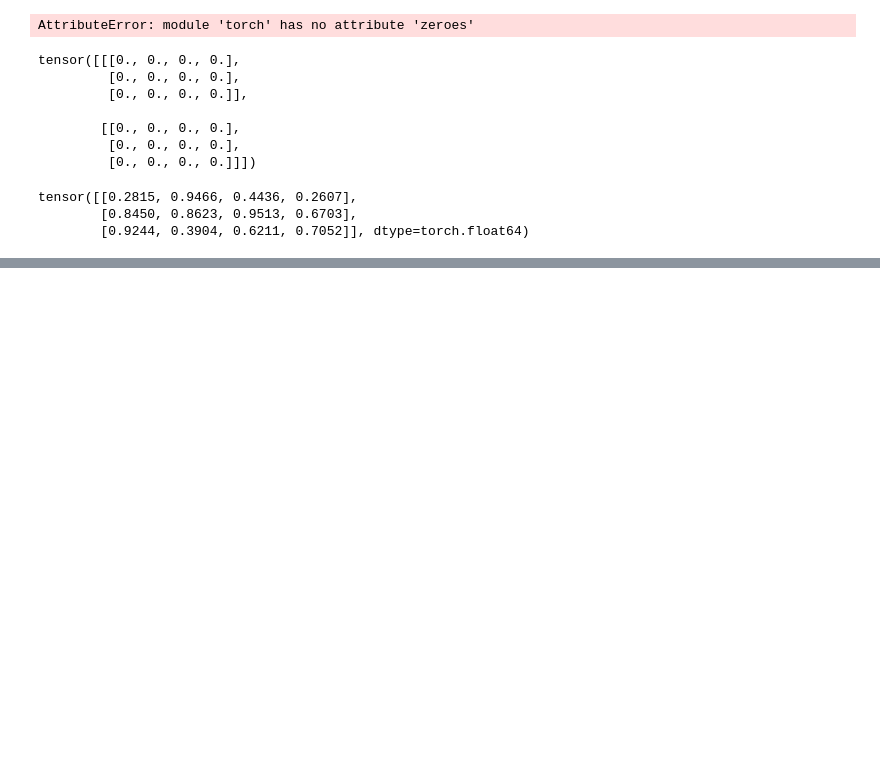
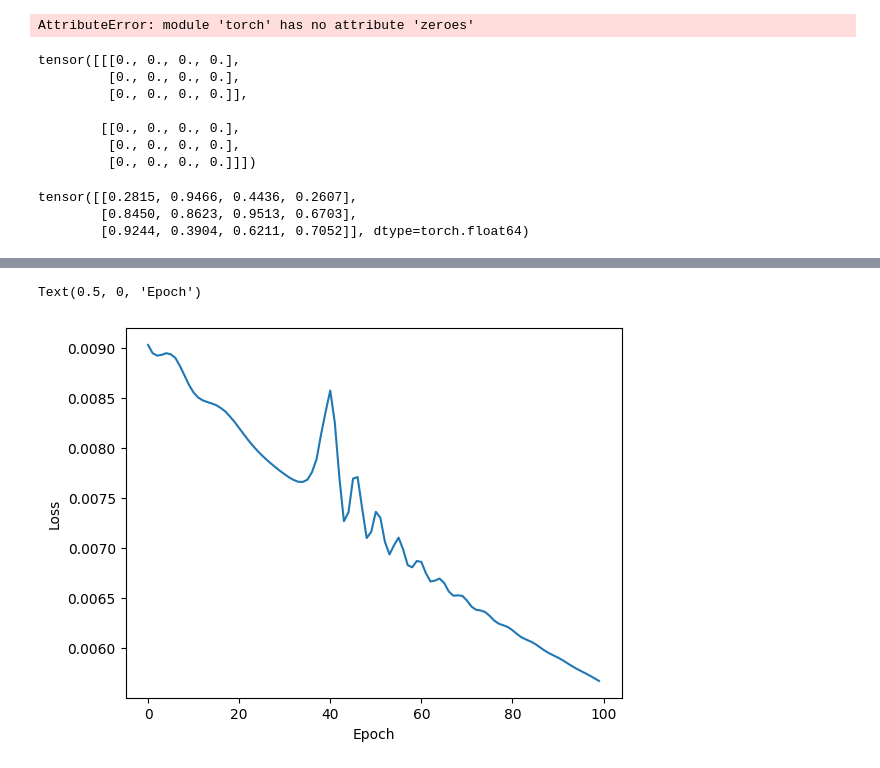
Before and after one commit to kpowerinfinity/LearnPytorch, a Jupyter notebook: Learn_Pytorch.ipynb, the cells around one changed output, grey strips where cells are left out. Drawn from its saved outputs; the diff is of its cells as text; code cells hidden in the pictures; blank space fills up the shorter version.

```diff
--- a/Learn_Pytorch.ipynb
+++ b/Learn_Pytorch.ipynb
@@ -80,0 +266,3 @@ tensor([[0.2815, 0.9466, 0.4436, 0.2607],
+# %%
+X = X.values
+y = y.values
@@ -80,0 +291,7 @@ tensor([[0.2815, 0.9466, 0.4436, 0.2607],
+# %%
+X_train, X_test, y_train, y_test = train_test_split(X, y, test_size=0.2, random_state=41)
+# %%
+X_train = torch.FloatTensor(X_train)
+X_test = torch.FloatTensor(X_test)
+y_train = torch.LongTensor(y_train)
+y_test = torch.LongTensor(y_test)
@@ -80,0 +318,25 @@ tensor([[0.2815, 0.9466, 0.4436, 0.2607],
+# %%
+#set criterion of model to measure the error, how far are the predictions
+criterion = nn.CrossEntropyLoss()
+optimizer = torch.optim.Adam(model.parameters(), lr=0.01)
+# %%
+epochs= 100
+losses = []
+for i in range(epochs):
+  # Go forward and get prediction
+  y_pred = model.forward(X_train)
+  # Measure the loss
+  loss = criterion(y_pred, y_train)
+  losses.append(loss.detach().numpy())
+
+  if i % 10 == 0:
+    print(f'epoch: {i:2} loss: {loss.item():10.8f}')
+
+  optimizer.zero_grad()
+  loss.backward()
+  optimizer.step()
+
+plt.plot(range(epochs), losses)
+plt.ylabel('Loss')
+plt.xlabel('Epoch')
+# %% [output]
@@ -80,0 +353,2 @@ tensor([[0.2815, 0.9466, 0.4436, 0.2607],
+Text(0.5, 0, 'Epoch')
+[figure, added]
```
Also changed, not shown: parts of 36 cells of this notebook.
